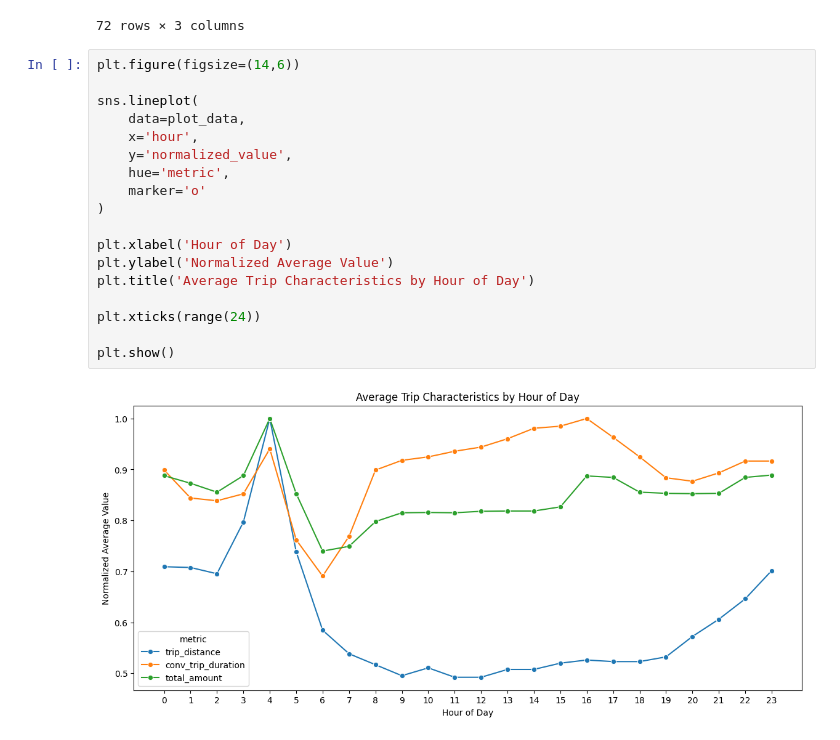
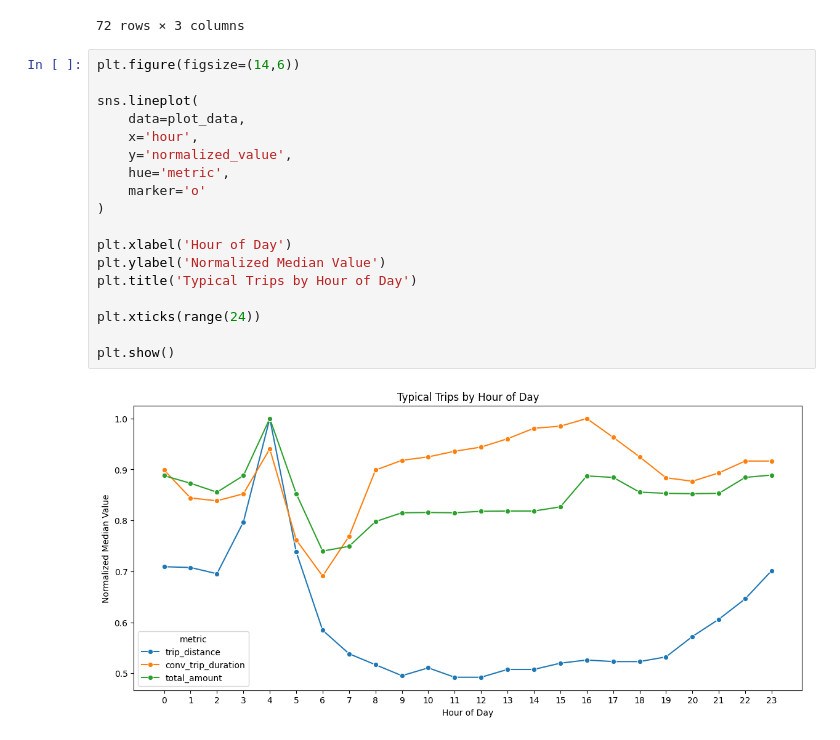
Before and after one commit to VicColombo/yellow_taxi_analysis, a Jupyter notebook: revised_analysis.ipynb, the cells around one changed output. Cells and saved outputs as stored; diff of their text form.

```diff
--- a/revised_analysis.ipynb
+++ b/revised_analysis.ipynb
@@ -1009,20 +1009,20 @@ plot_data
 # %%
 plt.figure(figsize=(14,6))
 
 sns.lineplot(
     data=plot_data,
     x='hour',
     y='normalized_value',
     hue='metric',
     marker='o'
 )
 
 plt.xlabel('Hour of Day')
-plt.ylabel('Normalized Average Value')
-plt.title('Average Trip Characteristics by Hour of Day')
+plt.ylabel('Normalized Median Value')
+plt.title('Typical Trips by Hour of Day')
 
 plt.xticks(range(24))
 
 plt.show()
 # %% [output]
-[figure, old version]
+[figure, new version]
```
